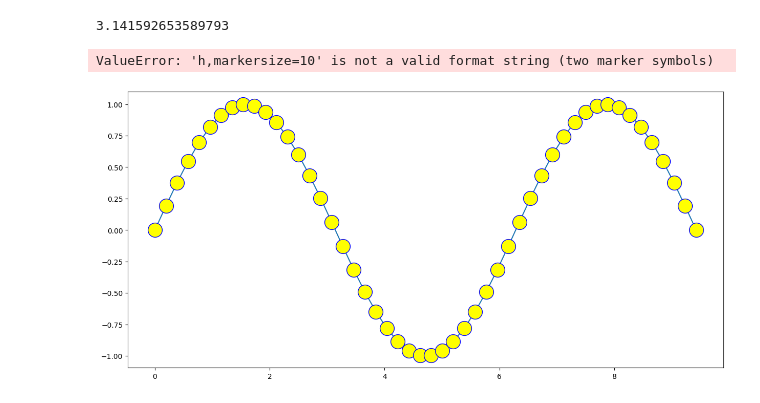
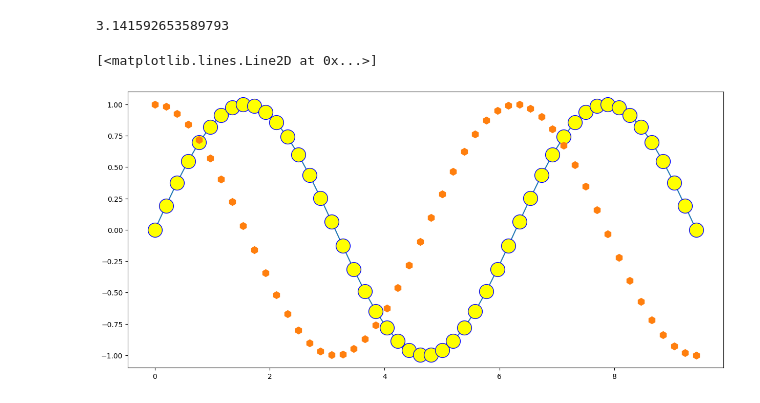
Before and after one commit to iamaanraza/pythonDS, a Jupyter notebook: dataanalysis/visualization.ipynb, the cells around one changed output. Drawn from its saved outputs; the diff is of its cells as text; code cells hidden in the pictures.

```diff
--- a/dataanalysis/visualization.ipynb
+++ b/dataanalysis/visualization.ipynb
@@ -19,9 +19,9 @@ np.pi
 # %%
 plt.figure(figsize=(15,7))
 plt.plot(t,x, marker='o',
          markersize=20,markeredgecolor='blue',
          markerfacecolor='yellow')
-plt.plot(t,y,'h,markersize=10')
+plt.plot(t,y,'h',markersize=10)
 # %% [output]
-ValueError: 'h,markersize=10' is not a valid format string (two marker symbols)
+[<matplotlib.lines.Line2D at 0x...>]
-[figure, old version]
+[figure, new version]
```
Also changed, not shown: parts of 4 cells of this notebook.
